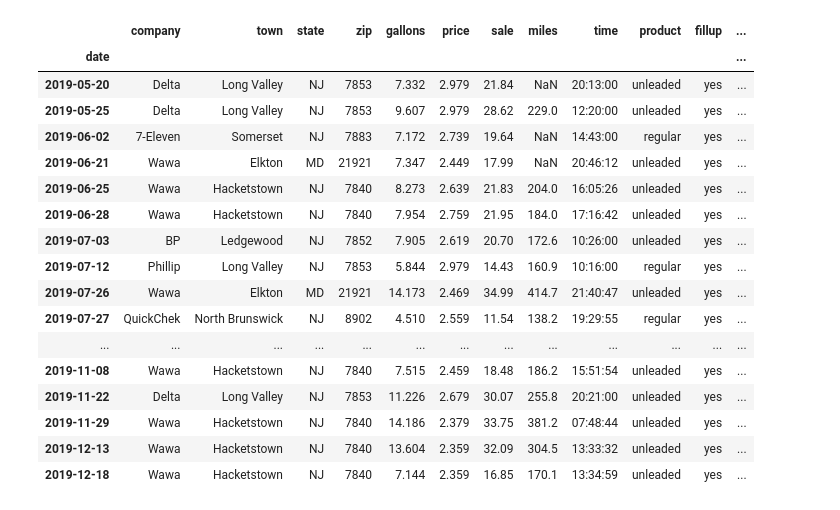
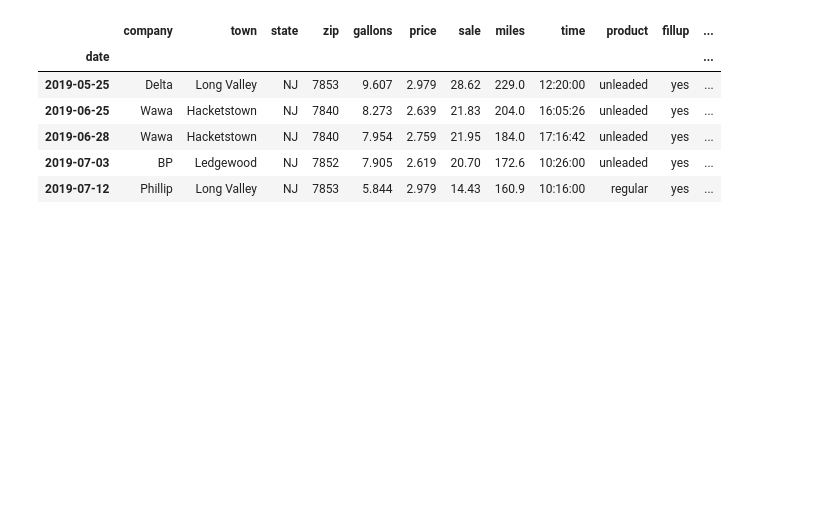
Before and after one commit to peter-ehmann/Gas_Mileage_Analysis, a Jupyter notebook: gas_analysis.ipynb, the cells around one changed output. Saved outputs shown, nothing was run; the diff lists cells and outputs as text; code cells hidden in the pictures; blank space fills up the shorter version.

```diff
--- a/gas_analysis.ipynb
+++ b/gas_analysis.ipynb
@@ -10,3 +6,8 @@ data = pd.read_csv("/Users/pje/Documents/Programming/Gas/gas_log.csv",
+# %%
+link = "https://raw.githubusercontent.com/peter-ehmann/Gas_Mileage_Analysis/master/gas_log.csv"
+data = pd.read_csv(link,
+                   parse_dates=["date"],
+                   index_col=["date"])
 # %%
 data["mpg"] = data["miles"]/data["gallons"]
 # %%
@@ -52,22 +53,11 @@ plt.show()
 # %%
-df = data.dropna(subset=["price"])
-df
+df = data.dropna(subset=["miles"])
+df.head()
 # %% [output]
 |  | company | town | state | zip | gallons | price | sale | miles | time | product | fillup | ... |
 | date |  |  |  |  |  |  |  |  |  |  |  | ... |
-| 2019-05-20 | Delta | Long Valley | NJ | 7853 | 7.332 | 2.979 | 21.84 | NaN | 20:13:00 | unleaded | yes | ... |
 | 2019-05-25 | Delta | Long Valley | NJ | 7853 | 9.607 | 2.979 | 28.62 | 229.0 | 12:20:00 | unleaded | yes | ... |
-| 2019-06-02 | 7-Eleven | Somerset | NJ | 7883 | 7.172 | 2.739 | 19.64 | NaN | 14:43:00 | regular | yes | ... |
-| 2019-06-21 | Wawa | Elkton | MD | 21921 | 7.347 | 2.449 | 17.99 | NaN | 20:46:12 | unleaded | yes | ... |
 | 2019-06-25 | Wawa | Hacketstown | NJ | 7840 | 8.273 | 2.639 | 21.83 | 204.0 | 16:05:26 | unleaded | yes | ... |
 | 2019-06-28 | Wawa | Hacketstown | NJ | 7840 | 7.954 | 2.759 | 21.95 | 184.0 | 17:16:42 | unleaded | yes | ... |
 | 2019-07-03 | BP | Ledgewood | NJ | 7852 | 7.905 | 2.619 | 20.70 | 172.6 | 10:26:00 | unleaded | yes | ... |
 | 2019-07-12 | Phillip | Long Valley | NJ | 7853 | 5.844 | 2.979 | 14.43 | 160.9 | 10:16:00 | regular | yes | ... |
-| 2019-07-26 | Wawa | Elkton | MD | 21921 | 14.173 | 2.469 | 34.99 | 414.7 | 21:40:47 | unleaded | yes | ... |
-| 2019-07-27 | QuickChek | North Brunswick | NJ | 8902 | 4.510 | 2.559 | 11.54 | 138.2 | 19:29:55 | regular | yes | ... |
-| ... | ... | ... | ... | ... | ... | ... | ... | ... | ... | ... | ... | ... |
-| 2019-11-08 | Wawa | Hacketstown | NJ | 7840 | 7.515 | 2.459 | 18.48 | 186.2 | 15:51:54 | unleaded | yes | ... |
-| 2019-11-22 | Delta | Long Valley | NJ | 7853 | 11.226 | 2.679 | 30.07 | 255.8 | 20:21:00 | unleaded | yes | ... |
-| 2019-11-29 | Wawa | Hacketstown | NJ | 7840 | 14.186 | 2.379 | 33.75 | 381.2 | 07:48:44 | unleaded | yes | ... |
-| 2019-12-13 | Wawa | Hacketstown | NJ | 7840 | 13.604 | 2.359 | 32.09 | 304.5 | 13:33:32 | unleaded | yes | ... |
-| 2019-12-18 | Wawa | Hacketstown | NJ | 7840 | 7.144 | 2.359 | 16.85 | 170.1 | 13:34:59 | unleaded | yes | ... |
```
Also changed, not shown: parts of 4 cells of this notebook.
